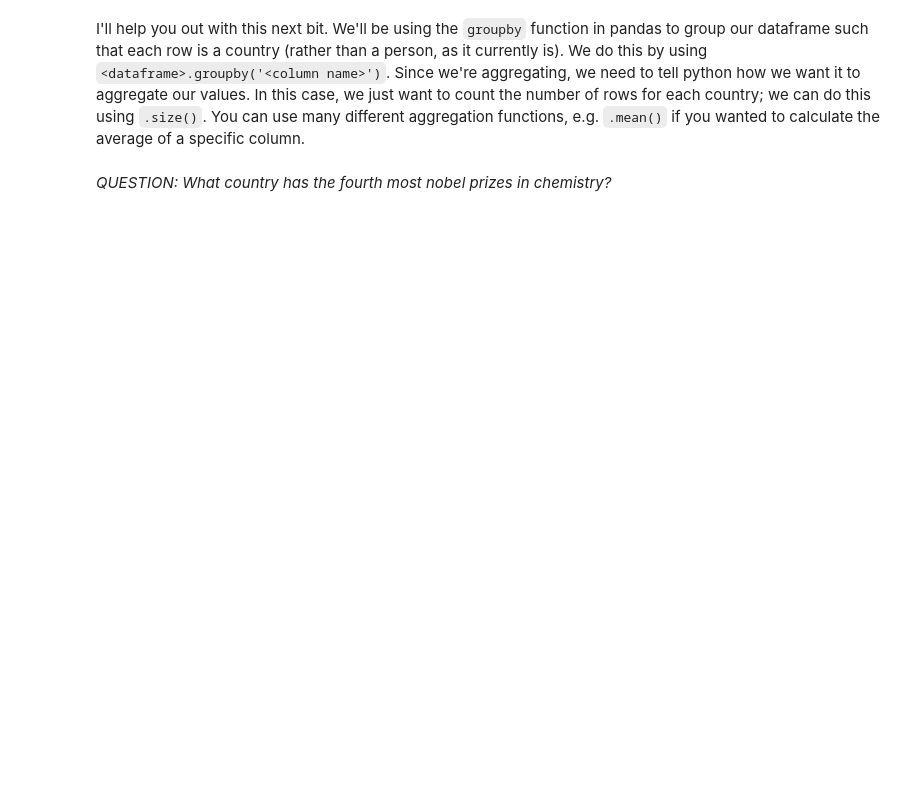
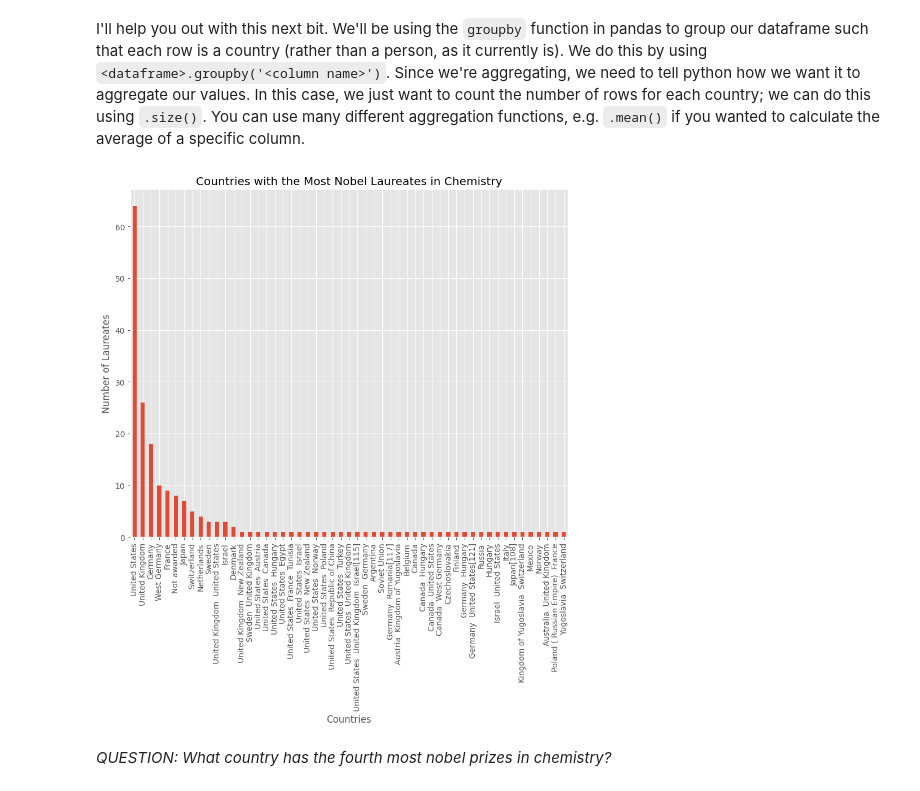
Before and after one commit to Btotheshlz/QM2, a Jupyter notebook: notebooks/W02. Pandas.ipynb, the cells around one changed output. Saved outputs shown, nothing was run; the diff lists cells and outputs as text; code cells hidden in the pictures; blank space fills up the shorter version.

```diff
--- a/notebooks/W02. Pandas.ipynb
+++ b/notebooks/W02. Pandas.ipynb
@@ -459,11 +468,18 @@ AssessT = AssessT.rename(columns={'Laureate[A]': 'Laureate', 'Country[B]': 'Coun
 I'll help you out with this next bit. We'll be using the `groupby` function in pandas to group our dataframe such that each row is a country (rather than a person, as it currently is). We do this by using `<dataframe>.groupby('<column name>')`. Since we're aggregating, we need to tell python how we want it to aggregate our values. In this case, we just want to count the number of rows for each country; we can do this using `.size()`. You can use many different aggregation functions, e.g. `.mean()` if you wanted to calculate the average of a specific column.
 # %%
 # here, we're creating a new dataframe called 'country' in which each row is a country, and the values represent the number of nobel laureates.
-countries=chem.groupby('Country[B]').size()
+countries=chem.groupby('Country').size()
 
 #now let's sort it in descending order
-countries.sort_values(ascending=False)
+countries = countries.sort_values(ascending=False)
 
 # finally, plot the top 10 countries
+countries.plot.bar()
+plt.xlabel("Countries")
+plt.ylabel("Number of Laureates")
+plt.title("Countries with the Most Nobel Laureates in Chemistry")
+plt.show()
+# %% [output]
+[figure, added]
 # %% [markdown]
 *QUESTION: What country has the fourth most nobel prizes in chemistry?*
```
Also changed, not shown: parts of 1 cell of this notebook.
